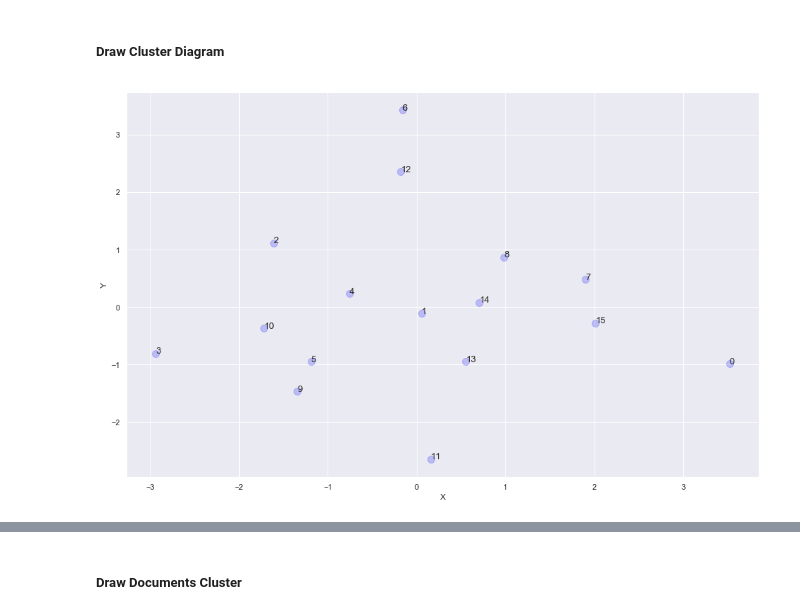
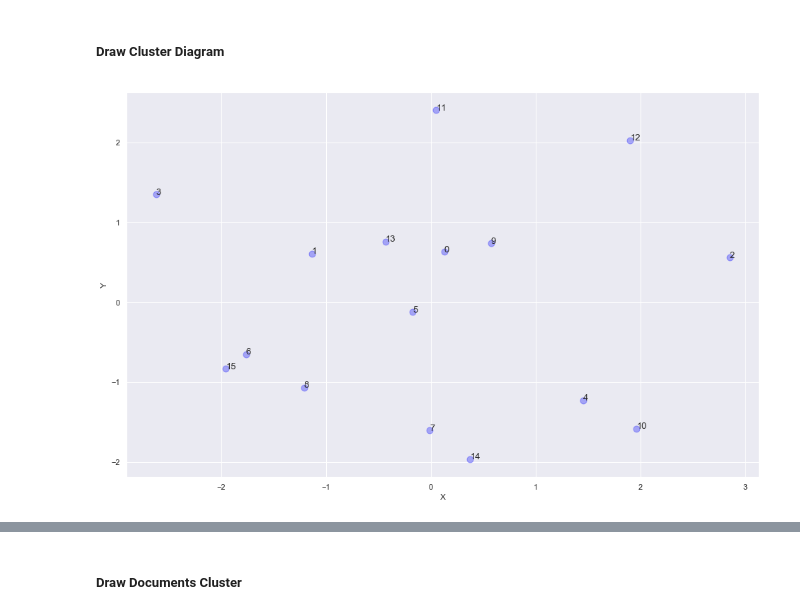
Before and after one commit to kadriansyah/notebook, a Jupyter notebook: alodokter-doc2vec-article/articles-train.ipynb, the cells around one changed output, grey strips where cells are left out. Saved outputs shown, nothing was run; the diff lists cells and outputs as text; code cells hidden in the pictures.

```diff
--- a/alodokter-doc2vec-article/articles-train.ipynb
+++ b/alodokter-doc2vec-article/articles-train.ipynb
@@ -165,7 +165,7 @@ def train(documents=documents, model_name="model/alodokter-articles-doc2vec.mode
 # %% [markdown]
 ##### Document to Vector Training
 # %%
-training = True
+training = False
 if training:
     model = train(documents)
 else:
@@ -321,7 +209,7 @@ plt.plot(x,y)
 # %% [markdown]
 ##### KMeans Clustering
 # %%
-training = True
+training = False
 if training:
     n_clusters = 16
     trained_vectors = [model.docvecs[i] for i in range(len(model.docvecs))]
@@ -379,20 +267,20 @@ centroids = kmeans.cluster_centers_
 # %%
 pca_result = PCA(n_components=2).fit_transform(centroids)
 ax = plt.figure(figsize=(16,10)).gca()
 ax.scatter(
     x=pca_result[:,0],
     y=pca_result[:,1],
     c='blue',
-    s=100,
-    alpha=0.2,
+    s=80,
+    alpha=0.3,
     cmap='tab10'
 )
 ax.set_xlabel('X')
 ax.set_ylabel('Y')
 for i in range(0, n_clusters):
     ax.annotate(str(i), (pca_result[i:i+1,0], pca_result[i:i+1,1]), fontsize=13)
 # %% [output]
-[figure, old version]
+[figure, new version]
 # %%
 pca_result = PCA(n_components=3).fit_transform(centroids)
 ax = plt.figure(figsize=(16,10)).gca(projection='3d')
```
Also changed, not shown: parts of 5 cells of this notebook.
